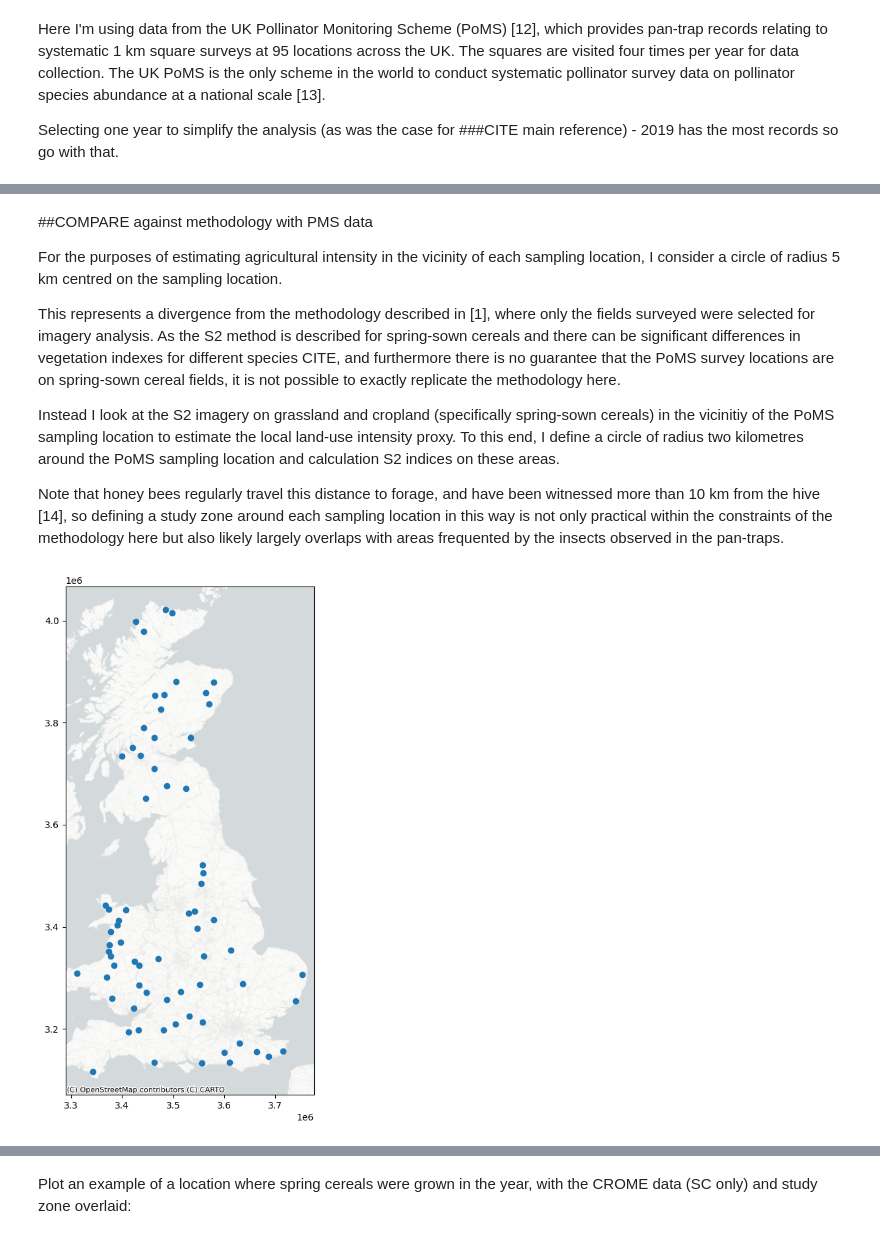
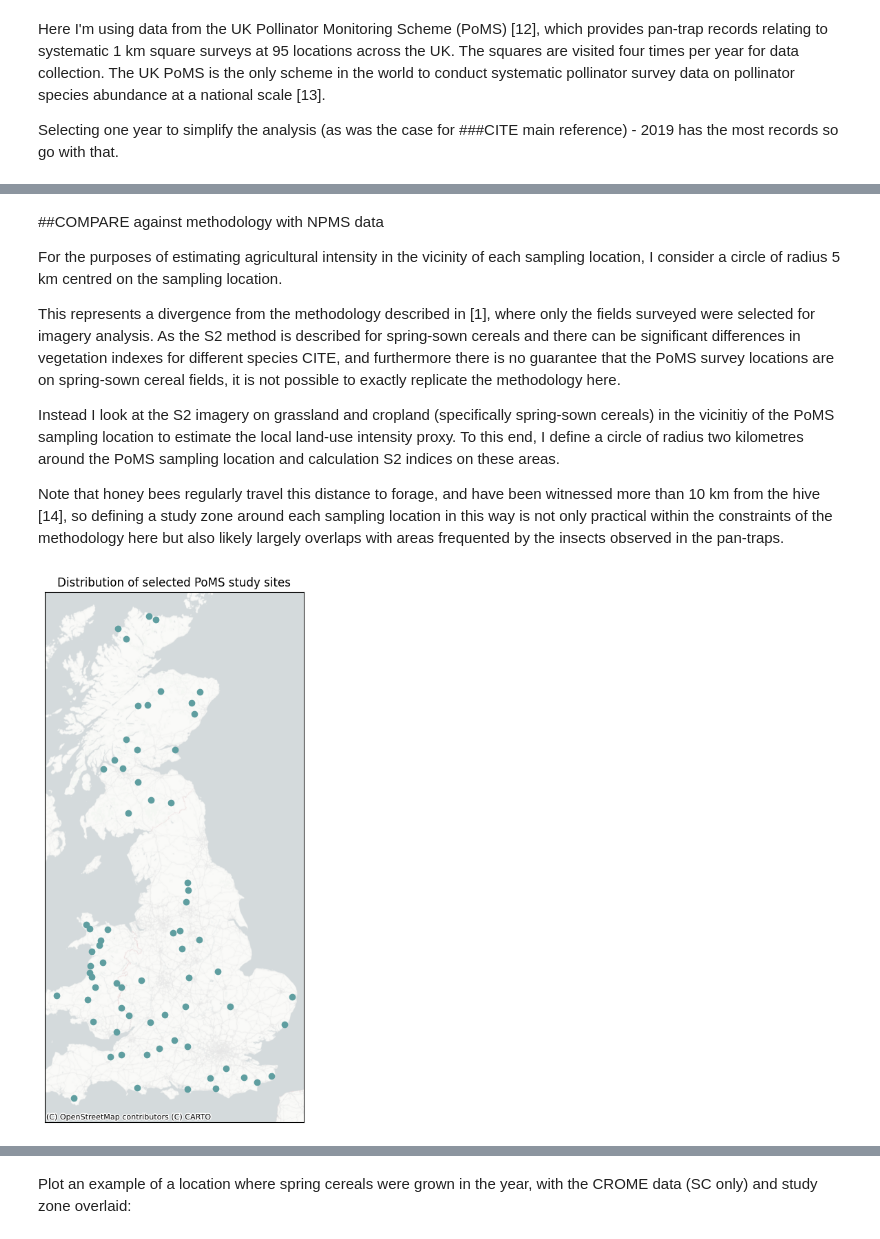
Before and after one commit to twhit1/quant_ecolo, a Jupyter notebook: docs/Ecological Data Science for Sustainable Agriculture (Part II).ipynb, the cells around one changed output, grey strips where cells are left out. Saved outputs shown, nothing was run; the diff lists cells and outputs as text; code cells hidden in the pictures.

```diff
--- a/docs/Ecological Data Science for Sustainable Agriculture (Part II).ipynb
+++ b/docs/Ecological Data Science for Sustainable Agriculture (Part II).ipynb
@@ -187,5 +135,5 @@ ValueError:
 # %% [markdown]
-##COMPARE against methodology with PMS data
+##COMPARE against methodology with NPMS data
 
 For the purposes of estimating agricultural intensity in the vicinity of each sampling location, I consider a circle of radius 5 km centred on the sampling location.
 
@@ -195,8 +143,12 @@ Instead I look at the S2 imagery on grassland and cropland (specifically spring-
 
 Note that honey bees regularly travel this distance to forage, and have been witnessed more than 10 km from the hive [14], so defining a study zone around each sampling location in this way is not only practical within the constraints of the methodology here but also likely largely overlaps with areas frequented by the insects observed in the pan-traps.
 # %%
-ax = sample_data.drop_duplicates('location_code').plot(figsize=(10, 10), edgecolor=None)
-cx.add_basemap(ax, crs=sample_data.crs, source=cx.providers.CartoDB.PositronNoLabels)
+ax = insect_data.drop_duplicates('location_code').plot(figsize=(10, 10), edgecolor=None, color='cadetblue')
+cx.add_basemap(ax, crs=insect_data.crs, source=cx.providers.CartoDB.PositronNoLabels)
+ax.set_xticks([])
+ax.set_yticks([])
+plt.title('Distribution of selected PoMS study sites')
+plt.show()
 # %% [output]
-[figure, old version]
+[figure, new version]
 # %% [markdown]
```
Also changed, not shown: parts of 53 cells of this notebook, 1 other file.
